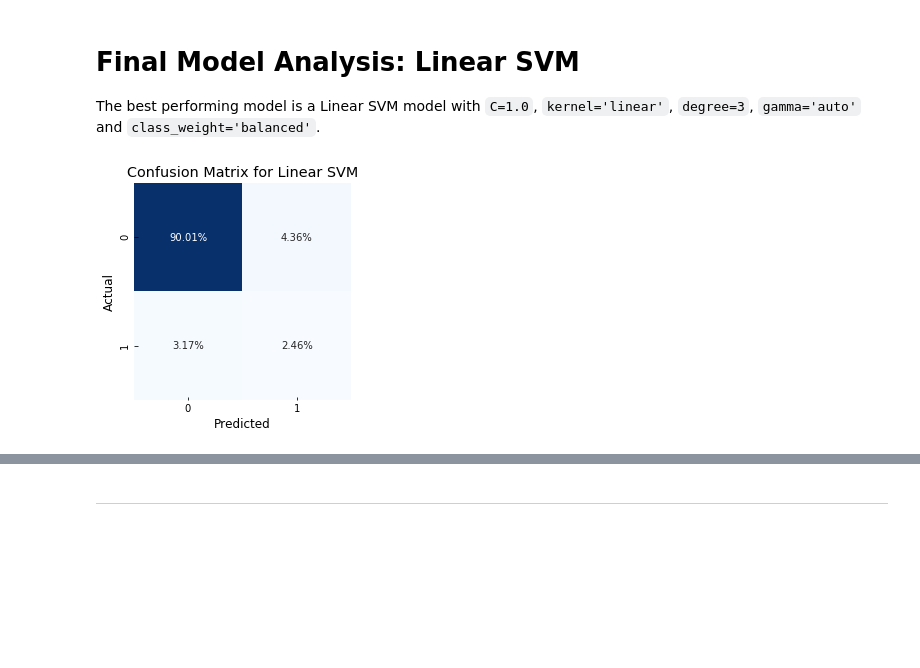
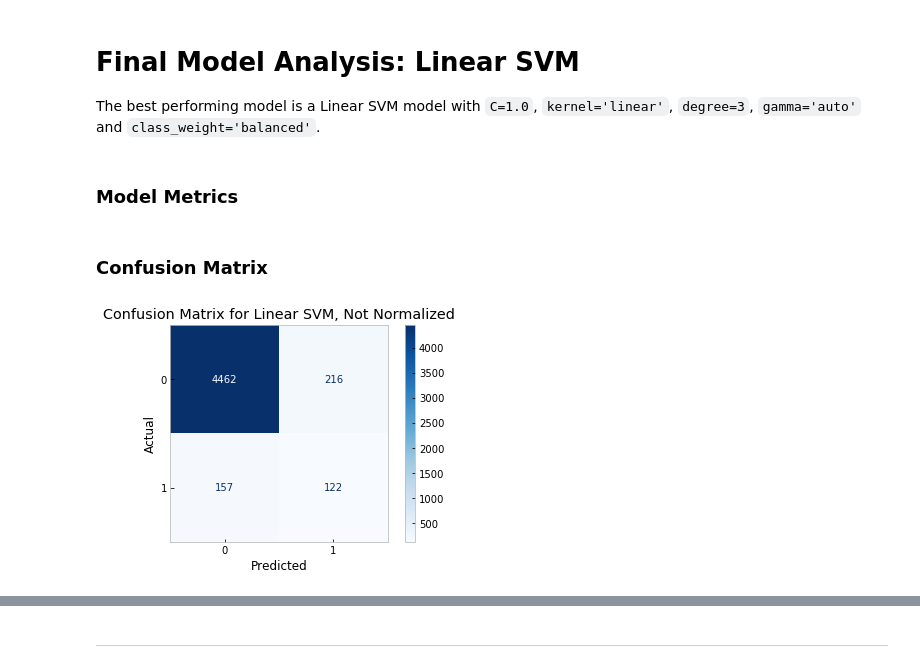
Before and after one commit to sidneykung/twitter_hate_speech_detection, a Jupyter notebook: final_notebook.ipynb, the cells around one changed output, grey strips where cells are left out. Saved outputs shown, nothing was run; the diff lists cells and outputs as text; code cells hidden in the pictures; blank space fills up the shorter version.

Commit message:
updating confusion matrix viz

```diff
--- a/final_notebook.ipynb
+++ b/final_notebook.ipynb
@@ -861,20 +861,20 @@ After so many iterations, the Baseline Linear SVM model is the best performing m
 # Final Model Analysis: Linear SVM
 
 The best performing model is a Linear SVM model with `C=1.0`, `kernel='linear'`, `degree=3`, `gamma='auto'` and `class_weight='balanced'`.
-# %%
-# generating confusion matrix
-mat = confusion_matrix(y_test, SVM_test_preds)
-sns.heatmap(mat / np.sum(mat) , square=True, annot=True, fmt='.2%', cbar=False, cmap='Blues')
-plt.xlabel('Predicted')
-plt.ylabel('Actual')
-plt.title('Confusion Matrix for Linear SVM')
-
-# fixing matplotlib heatmap cutoff issue
-b, t = plt.ylim() # discover the values for bottom and top
-b += 0.5 # Add 0.5 to the bottom
-t -= 0.5 # Subtract 0.5 from the top
-plt.ylim(b, t) # update the ylim(bottom, top) values
-
-plt.savefig('./visualizations/linear_svm_confusion_matrix.png', bbox_inches = "tight", pad_inches=.5)
-# %% [output]
-[figure, removed]
+# %% [markdown]
+### Model Metrics
+# %% [markdown]
+### Confusion Matrix
+# %%
+# generating normalized confusion matrix
+SVM_conf_matrix = plot_confusion_matrix(SVM_baseline, tfidf_data_test, y_test,
+                                 display_labels=None,
+                                 cmap=plt.cm.Blues)
+SVM_conf_matrix.ax_.set_title('Confusion Matrix for Linear SVM, Not Normalized')
+plt.xlabel('Predicted')
+plt.ylabel('Actual')
+plt.grid(False)
+plt.savefig('./visualizations/not_normalized_svm_matrix.png', bbox_inches = "tight", pad_inches=.5)
+plt.show()
+# %% [output]
+[figure, added]
```
Also changed, not shown: parts of 1 cell of this notebook, 4 other files.
